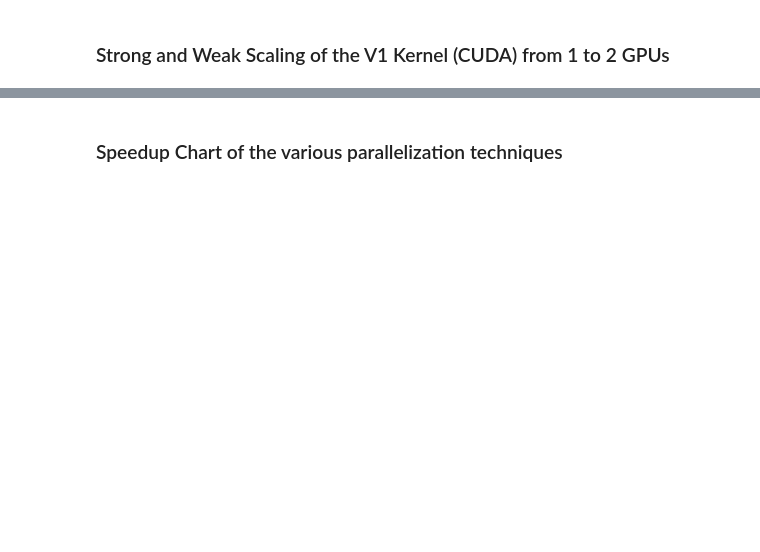
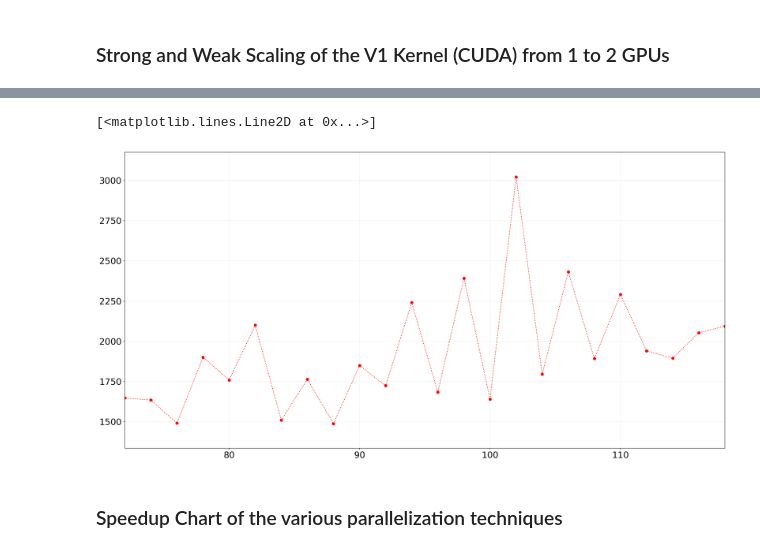
Before and after one commit to jonasdelacour/LockstepDualisation, a Jupyter notebook: reproduce.ipynb, the cells around one changed output, grey strips where cells are left out. Cells and saved outputs as stored; diff of their text form; code cells hidden in the pictures; blank space fills up the shorter version.

```diff
--- a/reproduce.ipynb
+++ b/reproduce.ipynb
@@ -346,3 +676,20 @@ if(num_gpus>1):
+# %%
+#Speedup of dualization plot
+fig, ax = plt.subplots(figsize=(20,10), nrows=1, sharex=True, dpi=150)
+
+sequential = df_base_pipeline["T_dual"].to_numpy()
+sequential_sd = df_base_pipeline["TSD_dual"].to_numpy()
+parallel = df_full_pipeline["T_dual"].to_numpy()
+parallel_sd = df_full_pipeline["TSD_dual"].to_numpy()
+natoms = df_full_pipeline["N"].to_numpy()
+
+speedup = sequential / parallel
+speedup_sd = np.sqrt((sequential_sd/sequential)**2 + (parallel_sd/parallel)**2) * speedup
+
+ax.plot(natoms, speedup, 'o:', color="r", label="Speedup")
+# %% [output]
+[<matplotlib.lines.Line2D at 0x...>]
+[figure, added]
 # %% [markdown]
 ### Speedup Chart of the various parallelization techniques
 # %%
```
Also changed, not shown: parts of 16 cells of this notebook.
